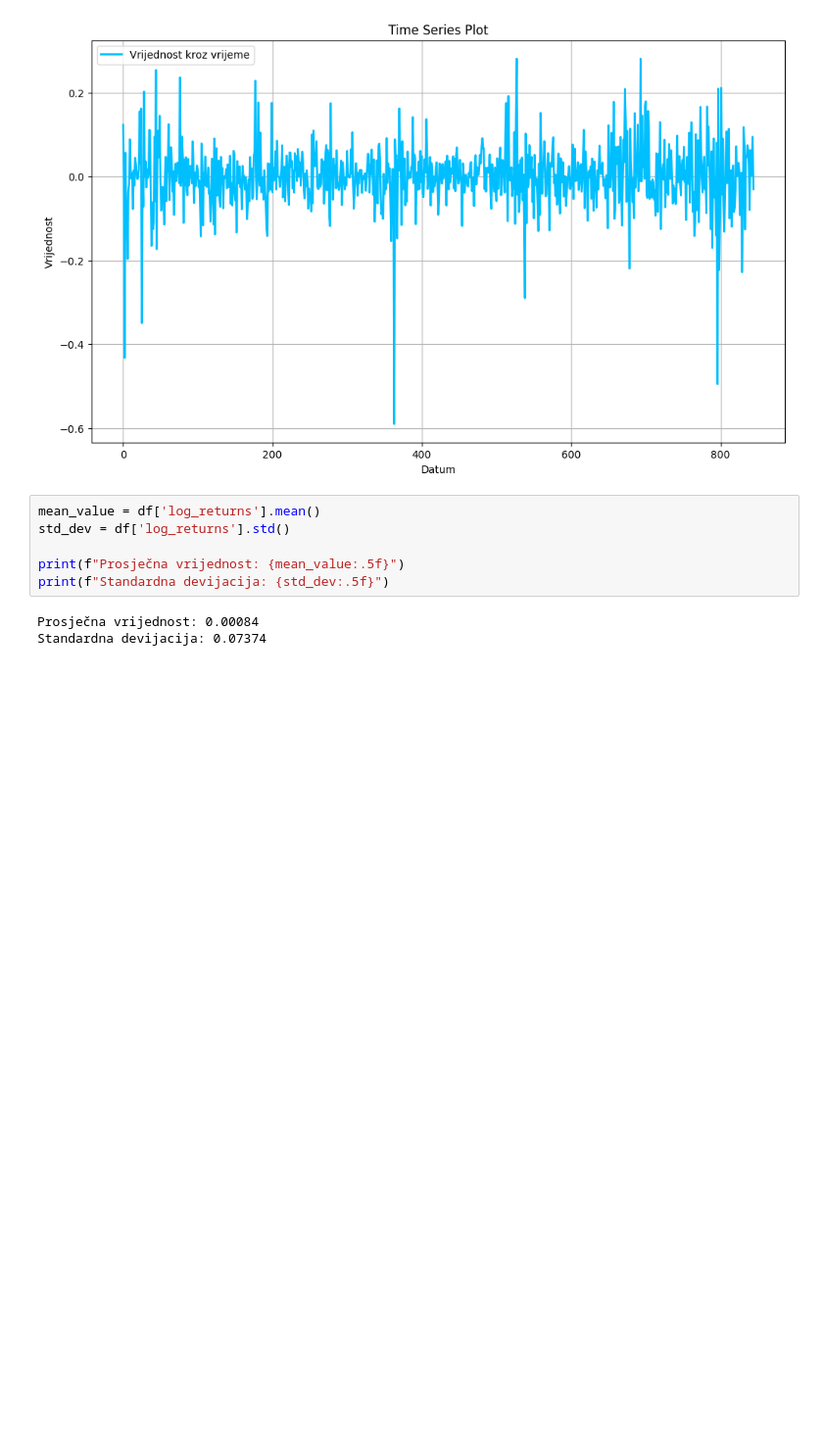
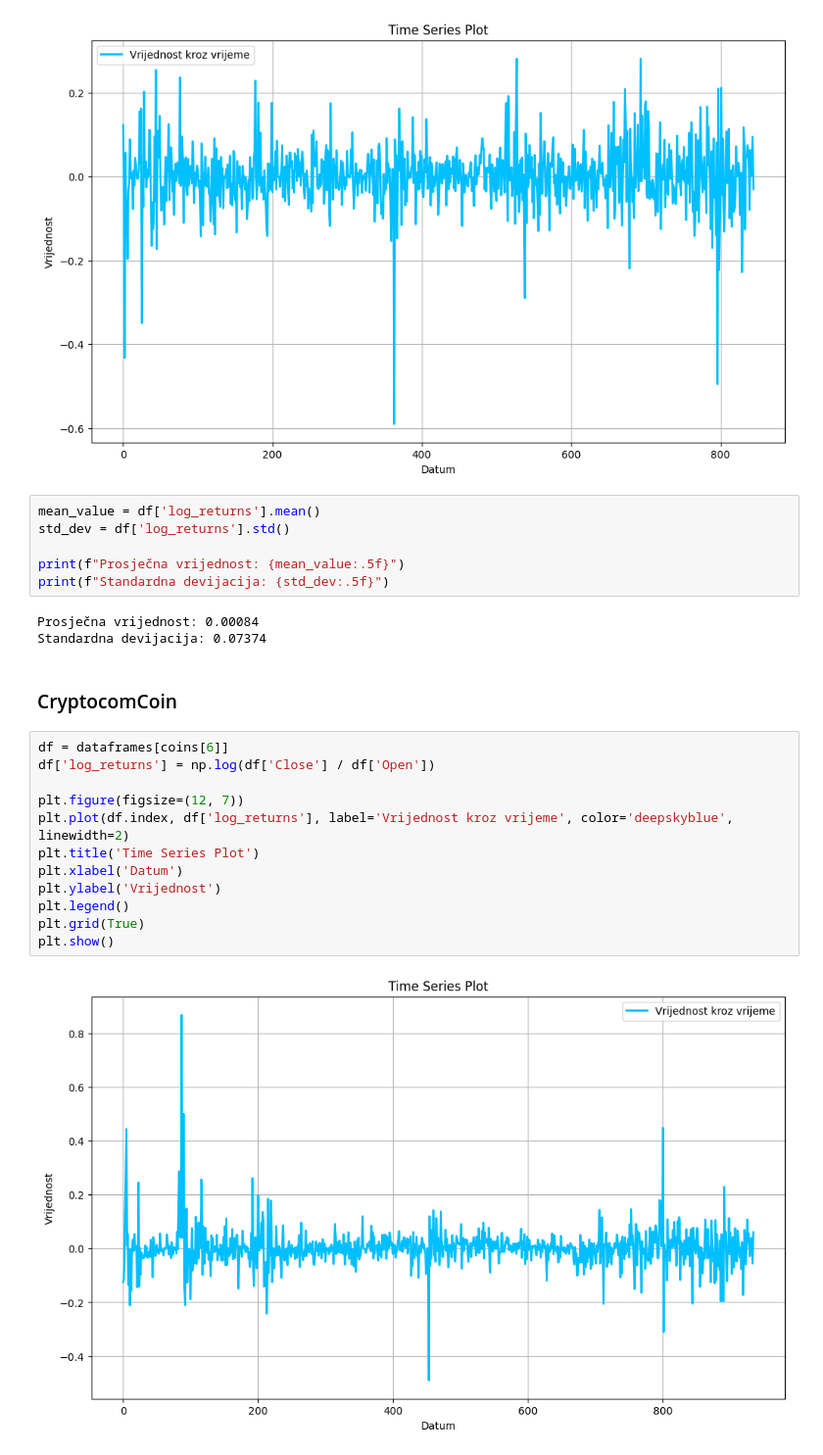
Before and after one commit to IvanDzanija/PortfolioSimulator, a Jupyter notebook: QuantifyRisk/notebooks/Analysis.ipynb, the cells around one changed output. Shown: that part at 98% size. Cells and saved outputs as stored; diff of their text form; blank space fills up the shorter version.

```diff
--- a/QuantifyRisk/notebooks/Untitled.ipynb
+++ b/QuantifyRisk/notebooks/Analysis.ipynb
@@ -205,3 +205,19 @@ print(f"Standardna devijacija: {std_dev:.5f}")
 # %% [output]
 Prosječna vrijednost: 0.00084
 Standardna devijacija: 0.07374
+# %% [markdown]
+### CryptocomCoin
+# %%
+df = dataframes[coins[6]]
+df['log_returns'] = np.log(df['Close'] / df['Open'])
+
+plt.figure(figsize=(12, 7))
+plt.plot(df.index, df['log_returns'], label='Vrijednost kroz vrijeme', color='deepskyblue', linewidth=2)
+plt.title('Time Series Plot')
+plt.xlabel('Datum')
+plt.ylabel('Vrijednost')
+plt.legend()
+plt.grid(True)
+plt.show()
+# %% [output]
+[figure, added]
```
Also changed, not shown: parts of 1 cell of this notebook, 1 other file.
